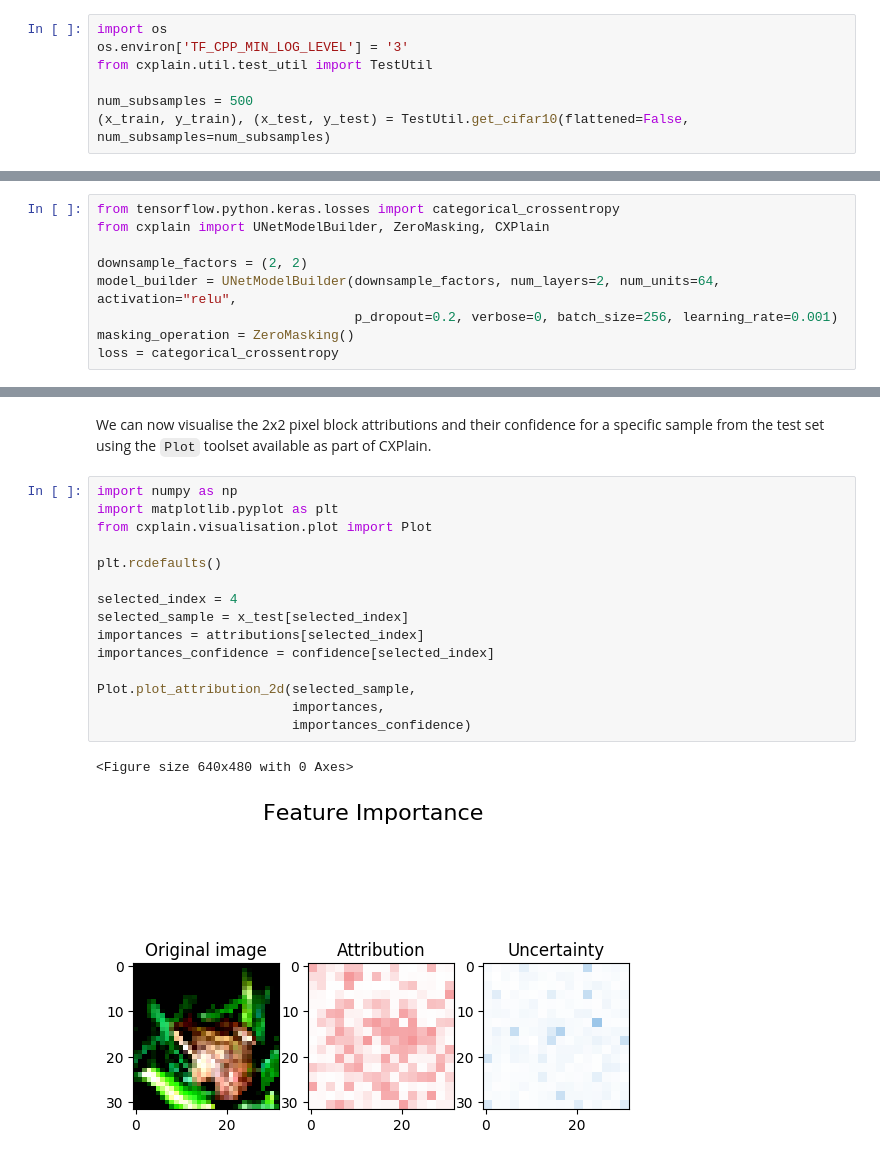
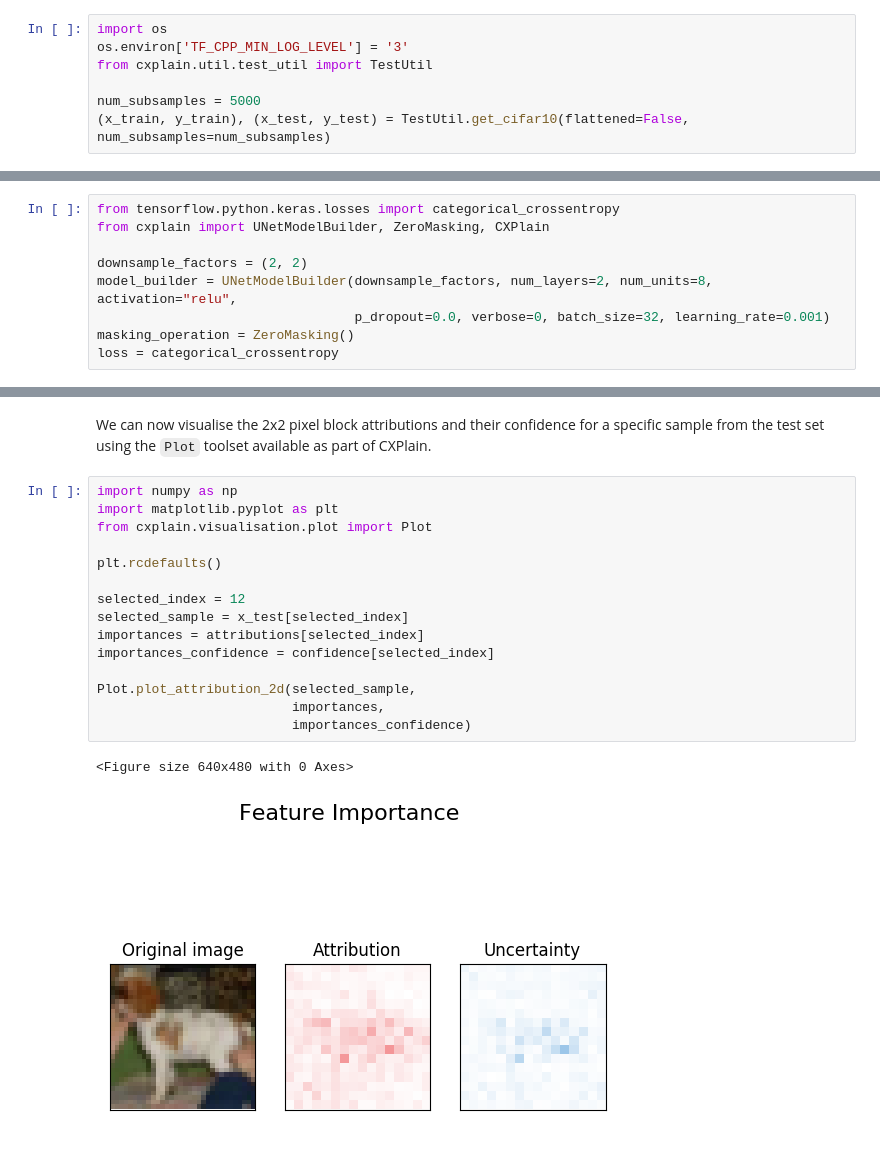
Before and after one commit to d909b/cxplain, a Jupyter notebook: examples/cifar10.ipynb, the cells around one changed output, grey strips where cells are left out. Saved outputs shown, nothing was run; the diff lists cells and outputs as text.

```diff
--- a/examples/cifar10.ipynb
+++ b/examples/cifar10.ipynb
@@ -8,7 +8,7 @@ import os
 os.environ['TF_CPP_MIN_LOG_LEVEL'] = '3'
 from cxplain.util.test_util import TestUtil
 
-num_subsamples = 500
+num_subsamples = 5000
 (x_train, y_train), (x_test, y_test) = TestUtil.get_cifar10(flattened=False, num_subsamples=num_subsamples)
 # %% [markdown]
 Next, we fit a multilayer perceptron (MLP) that predicts the object category
@@ -32,8 +32,8 @@ from tensorflow.python.keras.losses import categorical_crossentropy
 from cxplain import UNetModelBuilder, ZeroMasking, CXPlain
 
 downsample_factors = (2, 2)
-model_builder = UNetModelBuilder(downsample_factors, num_layers=2, num_units=64, activation="relu",
-                                 p_dropout=0.2, verbose=0, batch_size=256, learning_rate=0.001)
+model_builder = UNetModelBuilder(downsample_factors, num_layers=2, num_units=8, activation="relu",
+                                 p_dropout=0.0, verbose=0, batch_size=32, learning_rate=0.001)
 masking_operation = ZeroMasking()
 loss = categorical_crossentropy
 # %% [markdown]
@@ -55,18 +55,18 @@ We can now visualise the 2x2 pixel block attributions and their confidence for a
 # %%
 import numpy as np
 import matplotlib.pyplot as plt
 from cxplain.visualisation.plot import Plot
 
 plt.rcdefaults()
 
-selected_index = 4
+selected_index = 12
 selected_sample = x_test[selected_index]
 importances = attributions[selected_index]
 importances_confidence = confidence[selected_index]
 
 Plot.plot_attribution_2d(selected_sample,
                          importances,
                          importances_confidence)
 # %% [output]
 <Figure size 640x480 with 0 Axes>
-[figure, old version]
+[figure, new version]
```
Also changed, not shown: parts of 1 cell of this notebook, 1 other file.
